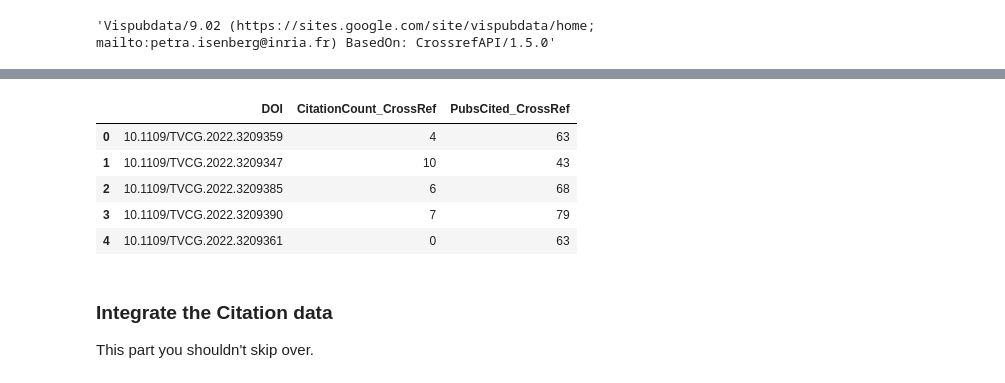
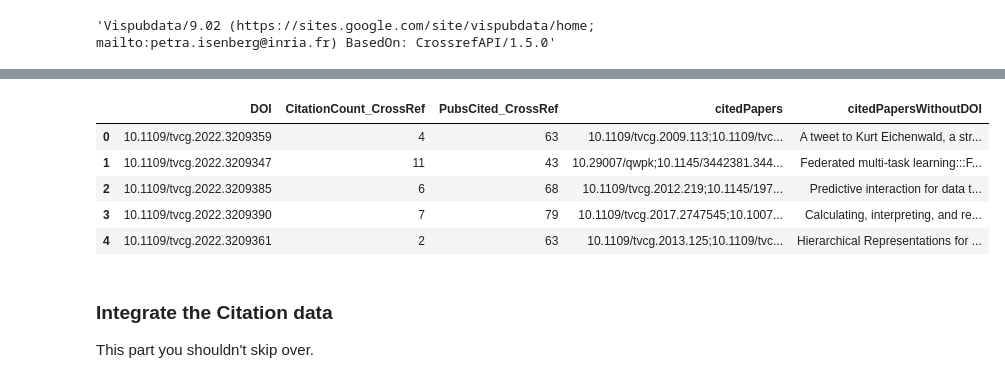
Before and after one commit to pisenberg/vispubdata, a Jupyter notebook: vispubdata-update/Vispubdata update IEEE VIS papers.ipynb, the cells around one changed output, grey strips where cells are left out. Saved outputs shown, nothing was run; the diff lists cells and outputs as text; code cells hidden in the pictures.

```diff
--- a/vispubdata-update/Vispubdata update IEEE VIS papers.ipynb
+++ b/vispubdata-update/Vispubdata update IEEE VIS papers.ipynb
@@ -666,6 +670,8 @@ We want to keep our current version of vispubdata and add the new papers, then w
 #somewhere above we've loaded the current vispubdata into a dataframe
 vispubdata #the current version of vispubdata
 ieeexplore_vispub_df #all vis papers with data from IEEEXplore -> that is, some papers will be missing but there will be some new ones in here
+ieeexplore_vispub_df['DOI'] = ieeexplore_vispub_df['DOI'].str.lower()
+vispubdata['DOI'] = vispubdata['DOI'].str.lower()
 
 #we first add the new papers to vispubdata
 new_papers = ieeexplore_vispub_df[~ieeexplore_vispub_df['DOI'].isin(vispubdata['DOI'])]
@@ -704,7 +699,7 @@ Name: Year, Length: 3747, dtype: object
 The IEEEXplore API provides information on how many times a paper has been downloaded. We copy this over here
 # %%
 download_df = pd.DataFrame({'DOI':ieeexplore_vispub_df['DOI'],downloads_column:ieeexplore_vispub_df[downloads_column]})
-download_df
+download_df["DOI"] = download_df["DOI"].str.lower()
 
 for index,row in download_df.iterrows():
     downloads = row[downloads_column]
@@ -737,8 +732,8 @@ memory usage: 1.1+ MB
 
 Make sure that you have updated **awardedPapers.csv**. See the instructions above
 # %%
-awardedPapers = pd.read_csv("awardedPapers.csv")
-awardedPapers.head()
+awardedPapers = pd.read_csv("awardedPapers.csv",keep_default_na=False)
+awardedPapers["DOI"] = awardedPapers["DOI"].str.lower()
 
 for index,row in awardedPapers.iterrows():
     award = row['Award']
@@ -748,8 +743,8 @@ for index,row in awardedPapers.iterrows():
 # %% [markdown]
 ## Add Replicability Stamp
 # %%
-replicablePapers = pd.read_csv("tvcg-dois-with-stamp.csv")
-replicablePapers.head()
+replicablePapers = pd.read_csv("tvcg-dois-with-stamp.csv",keep_default_na=False)
+replicablePapers["doi"] = replicablePapers["doi"].str.lower()
 
 stampMarker = "X"
 
@@ -776,6 +771,8 @@ works = Works(etiquette=my_etiquette)
 crossRefCitations = [ ]
 crossRefPubsCited = [ ]
 dois = [ ]
+referenced_papers = [ ]
+referenced_papers_without_DOI = []
 
 print("Starting to work on the citation counts")
 
@@ -790,6 +787,8 @@ for index,row in vispubdata_new.iterrows():
         dois.append(doi)
         crossRefCitations.append("")
         crossRefPubsCited.append("")
+        referenced_papers_without_DOI.append("")
+        referenced_papers.append("")
         continue
 
     isreferencedby = paper['is-referenced-by-count']
@@ -802,21 +801,48 @@ for index,row in vispubdata_new.iterrows():
     if (references is None):
         references = ""
 
+    if 'reference' in paper:
+        cited_papers = paper['reference']
+
+        citedpapers = ""
+        citedpapers_withoutDOI = ""
+
+        if(cited_papers is None):
+            citedpapers = ""
+            print("No cited papers found for: " + doi)
+        else:
+            for ref in cited_papers:
+                if "DOI" in ref:
+                    cited_doi = ref['DOI'].lower().strip()
+                    citedpapers =  citedpapers + ";" + cited_doi
+
+                elif "article-title" in ref:
+                    citedpapers_withoutDOI = citedpapers_withoutDOI + ":::" + ref['article-title'].strip()
+
+
+        if len(citedpapers) > 0:
+            citedpapers = citedpapers[1:]
+
+        if len(citedpapers_withoutDOI) > 0:
+            citedpapers_withoutDOI = citedpapers_withoutDOI[3:]
+    else:
+        print("No cited papers found for: " + doi)
+        citedpapers_withoutDOI = ""
+        citedpapers = ""
+        #referenced_papers_without_DOI.append("")
+        #referenced_papers.append("")
+
+
     crossRefCitations.append(isreferencedby)
     crossRefPubsCited.append(references)
+    referenced_papers_without_DOI.append(citedpapers_withoutDOI)
+    referenced_papers.append(citedpapers)
+
     dois.append(doi)
 
 
-citationdf = pd.DataFrame({'DOI':dois,crossRefCitation_column:crossRefCitations,crossRefPubsCited_column:crossRefPubsCited})
-citationdf.to_csv("results/citations_vispubdata.csv",index=False)
+citationdf = pd.DataFrame({'DOI':dois,crossRefCitation_column:crossRefCitations,crossRefPubsCited_column:crossRefPubsCited,"citedPapers":referenced_papers,"citedPapersWithoutDOI":referenced_papers_without_DOI})
+citationdf.to_csv("results/citations_references_vispubdata.csv",index=False)
 citationdf.head()
-
-    #vispubdata_new.at[index,crossRefCitation_column] = isreferencedby
-    #vispubdata_new.at[index,crossRefPubsCited_column] = references
-
-
-#vispubdata_new.head(10)
-#citationfilename = "citation-data-update/"+filename+"-citation-update.csv"
-#vispubdata_new.to_csv(citationfilename,index=False)
 # %% [output]
 Starting to work on the citation counts
@@ -839,9 +865,9 @@ Starting to work on the citation counts
-|  | DOI | CitationCount_CrossRef | PubsCited_CrossRef |
-| 0 | 10.1109/TVCG.2022.3209359 | 4 | 63 |
-| 1 | 10.1109/TVCG.2022.3209347 | 10 | 43 |
-| 2 | 10.1109/TVCG.2022.3209385 | 6 | 68 |
-| 3 | 10.1109/TVCG.2022.3209390 | 7 | 79 |
-| 4 | 10.1109/TVCG.2022.3209361 | 0 | 63 |
+|  | DOI | CitationCount_CrossRef | PubsCited_CrossRef | citedPapers | citedPapersWithoutDOI |
+| 0 | 10.1109/tvcg.2022.3209359 | 4 | 63 | 10.1109/tvcg.2009.113;10.1109/tvc... | A tweet to Kurt Eichenwald, a str... |
+| 1 | 10.1109/tvcg.2022.3209347 | 11 | 43 | 10.29007/qwpk;10.1145/3442381.344... | Federated multi-task learning:::F... |
+| 2 | 10.1109/tvcg.2022.3209385 | 6 | 68 | 10.1109/tvcg.2012.219;10.1145/197... | Predictive interaction for data t... |
+| 3 | 10.1109/tvcg.2022.3209390 | 7 | 79 | 10.1109/tvcg.2017.2747545;10.1007... | Calculating, interpreting, and re... |
+| 4 | 10.1109/tvcg.2022.3209361 | 2 | 63 | 10.1109/tvcg.2013.125;10.1109/tvc... | Hierarchical Representations for ... |
 # %% [markdown]
 ### Integrate the Citation data
 
```
Also changed, not shown: parts of 26 cells of this notebook, 14 other files.
